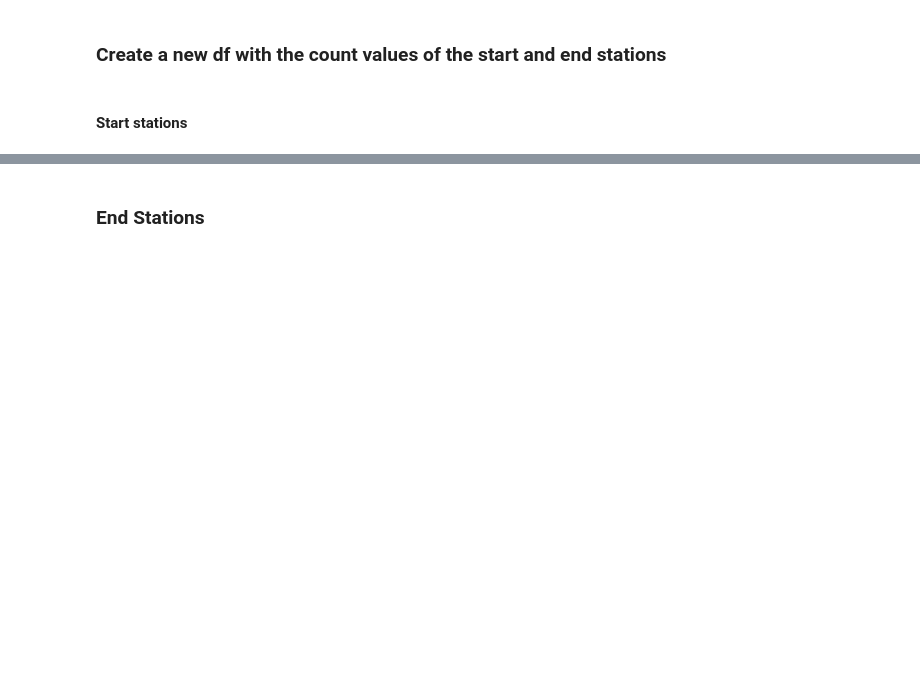
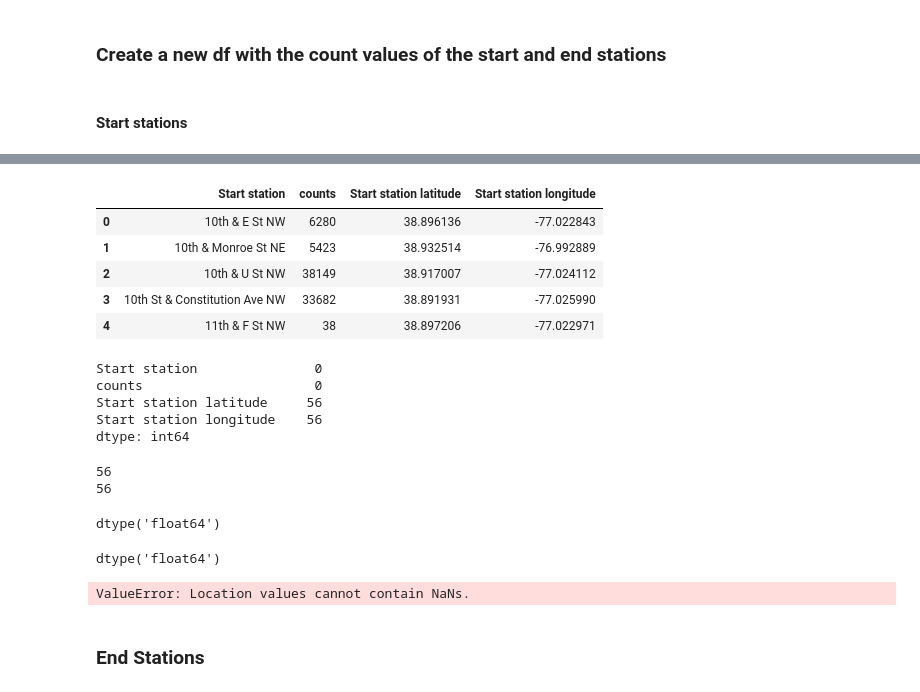
Before and after one commit to MaxLopezSalgado/capital_bike_sharing, a Jupyter notebook: data_wrangling/data_wrangling.ipynb, the cells around one changed output, grey strips where cells are left out. Saved outputs shown, nothing was run; the diff lists cells and outputs as text; code cells hidden in the pictures; blank space fills up the shorter version.

Commit message:
modified code to plot with folium

```diff
--- a/data_wrangling/data_wrangling.ipynb
+++ b/data_wrangling/data_wrangling.ipynb
@@ -705,0 +741,55 @@ pd.DataFrame(start_station).to_csv('/Users/maximilianolopezsalgado/data_projects
+# %%
+# use the geopy library to get the latitude and longitude values of each start station
+geolocator = Nominatim(user_agent="bike_sharing")
+timeout = 5  # Increase timeout to 5 seconds
+retry_attempts = 3  # Retry geocoding up to 3 times
+
+for i in range(len(start_station)):
+    for attempt in range(retry_attempts):
+        try:
+            location = geolocator.geocode(start_station['Start station'][i], timeout=timeout)
+            if location is not None:
+                start_station.at[i, 'Start station latitude'] = location.latitude
+                start_station.at[i, 'Start station longitude'] = location.longitude
+            break
+        except GeocoderUnavailable:
+            print(f"Geocoding attempt {attempt + 1} failed. Retrying in 1 second...")
+            time.sleep(1)
+    else:
+        print(f"Geocoding failed after {retry_attempts} attempts. Skipping...")
+        continue
+
+# check the first 5 rows of the start_station dataset
+display(start_station.head())
+
+# check the missing values of the start_station dataset
+display(start_station.isnull().sum())
+
+# export the start_station dataset to a csv file to fill in the missing values manually
+start_station.to_csv('start_station.csv', index=False)
+# %% [output]
+|  | Start station | counts | Start station latitude | Start station longitude |
+| 0 | 10th & E St NW | 6280 | 38.896136 | -77.022843 |
+| 1 | 10th & Monroe St NE | 5423 | 38.932514 | -76.992889 |
+| 2 | 10th & U St NW | 38149 | 38.917007 | -77.024112 |
+| 3 | 10th St & Constitution Ave NW | 33682 | 38.891931 | -77.025990 |
+| 4 | 11th & F St NW | 38 | 38.897206 | -77.022971 |
+Start station               0
+counts                      0
+Start station latitude     56
+Start station longitude    56
+dtype: int64
+# %%
+# check the missing values of the start_station dataset
+print(start_station['Start station latitude'].isnull().sum())
+print(start_station['Start station longitude'].isnull().sum())
+# %% [output]
+56
+56
+# %%
+# checking the data types of the latitude and longitude columns of the start_station dataset
+display(start_station['Start station latitude'].dtypes)
+display(start_station['Start station longitude'].dtypes)
+# %% [output]
+dtype('float64')
+dtype('float64')
@@ -706,3 +804,23 @@ pd.DataFrame(start_station).to_csv('/Users/maximilianolopezsalgado/data_projects
+# %%
+# Create a heatmap layer using the start station coordinates and counts
+heat_data = start_station[['Start station latitude', 'Start station longitude', 'counts']].values.tolist()
+start_station_map = folium.Map(location=[38.9072, -77.0369], zoom_start=12)
+HeatMap(heat_data).add_to(start_station_map)
+
+# Add markers to the map with the count number of each start station
+for lat, lng, label, count in zip(start_station['Start station latitude'], start_station['Start station longitude'], start_station['Start station'], start_station['counts']):
+    if isinstance(lat, float) and isinstance(lng, float):
+        folium.Marker(
+            [lat, lng],
+            popup=label,
+            icon=folium.Icon(color='blue', icon='bicycle', prefix='fa'),
+            tooltip=f"{count} trips"
+        ).add_to(start_station_map)
+
+# Display the map
+start_station_map
+# %% [output]
+ValueError: Location values cannot contain NaNs.
 # %% [markdown]
 ### End Stations
 # %%
```
Also changed, not shown: parts of 12 cells of this notebook.
